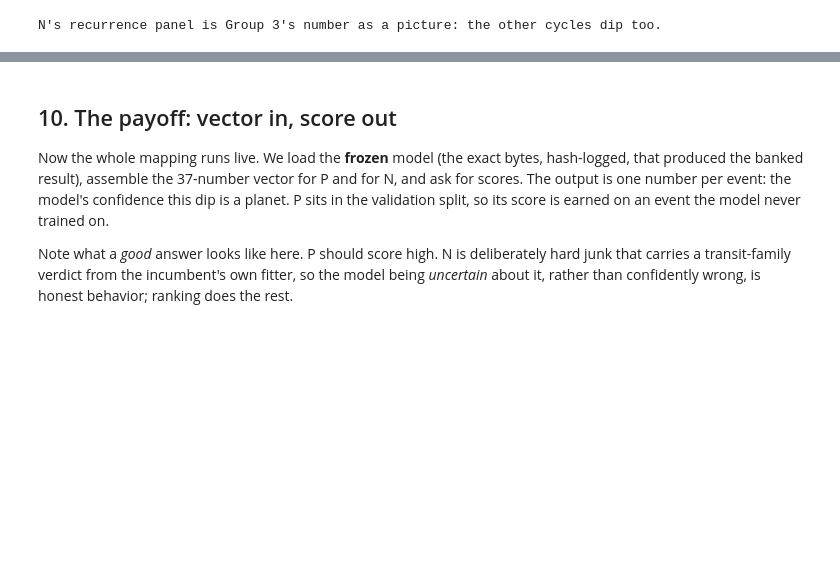
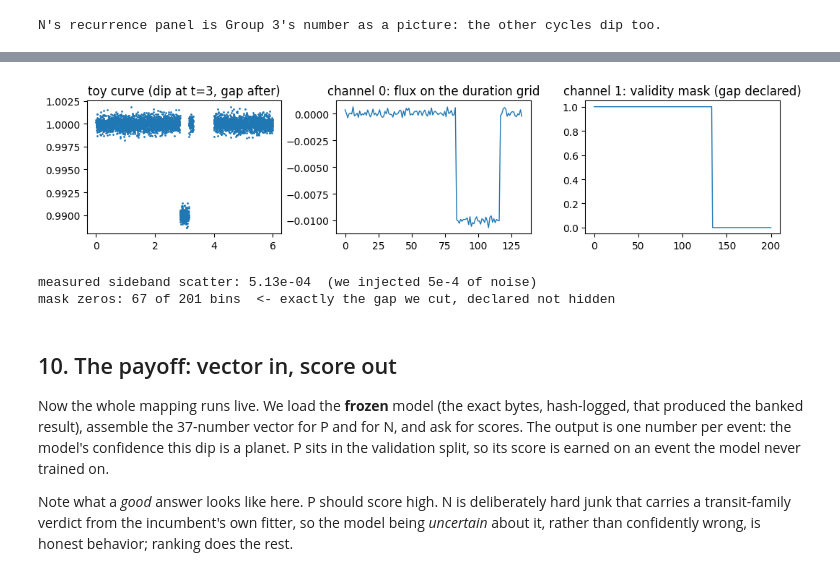
Before and after one commit to wilsonwzp17/cbp-vet, a Jupyter notebook: notebooks/CBP-Vet_Input-Anatomy.ipynb, the cells around one changed output, grey strips where cells are left out. Drawn from its saved outputs; the diff is of its cells as text; code cells hidden in the pictures; blank space fills up the shorter version.

```diff
--- a/notebooks/CBP-Vet_Input-Anatomy.ipynb
+++ b/notebooks/CBP-Vet_Input-Anatomy.ipynb
@@ -275,3 +415,25 @@ N's recurrence panel is Group 3's number as a picture: the other cycles dip too.
+# %%
+t = np.arange(0, 6, 2/60/24)                               # a 6-day toy light curve, true 2-minute cadence
+flux = 1 + 0.0005*np.random.default_rng(1).normal(size=t.size)   # flat star + small noise
+dip = (np.abs(t - 3.0) < 0.15)                             # a 0.3-day window centered at day 3...
+flux[dip] -= 0.01                                          # ...where we plant a 1 percent dip
+gap = (t > 3.3) & (t < 4.0)                                # a 0.7-day hole right after the dip...
+t, flux = t[~gap], flux[~gap]                              # ...removed, as a real data gap would be
+
+view, scatter = feat.local_view(t, flux, 3.0, 0.3)         # THE REAL FUNCTION on our toy event
+fig, ax = plt.subplots(1, 3, figsize=(10.5, 2.6))          # three panels: input, ch0, ch1
+ax[0].plot(t, flux, '.', ms=2); ax[0].set(title='toy curve (dip at t=3, gap after)')
+ax[1].plot(np.where(view[1] > 0.5, view[0], np.nan), lw=1) # obey our own rule: never draw placeholders
+ax[1].set(title='channel 0: flux on the duration grid')
+ax[2].plot(view[1], lw=1);      ax[2].set(title='channel 1: validity mask (gap declared)')
+plt.tight_layout(); plt.show()                             # render
+
+print(f"measured sideband scatter: {scatter:.2e}  (we injected 5e-4 of noise)")
+print(f"mask zeros: {int((view[1]==0).sum())} of 201 bins  <- exactly the gap we cut, declared not hidden")
+# %% [output]
+[figure, added]
+measured sideband scatter: 5.13e-04  (we injected 5e-4 of noise)
+mask zeros: 67 of 201 bins  <- exactly the gap we cut, declared not hidden
 # %% [markdown]
 ## 10. The payoff: vector in, score out
 
```
Also changed, not shown: parts of 15 cells of this notebook.
